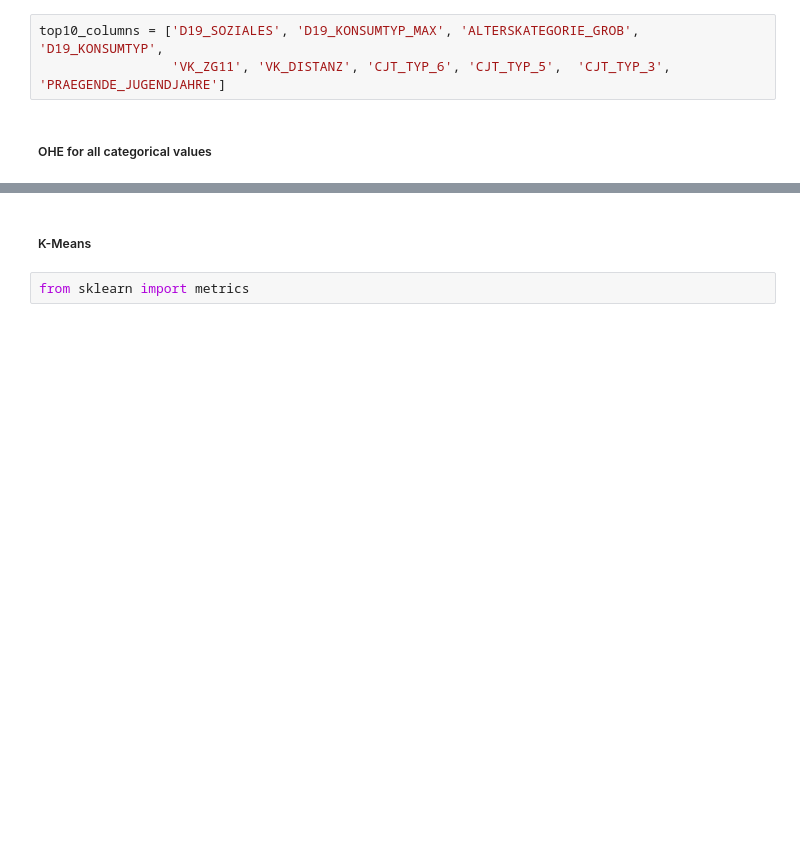
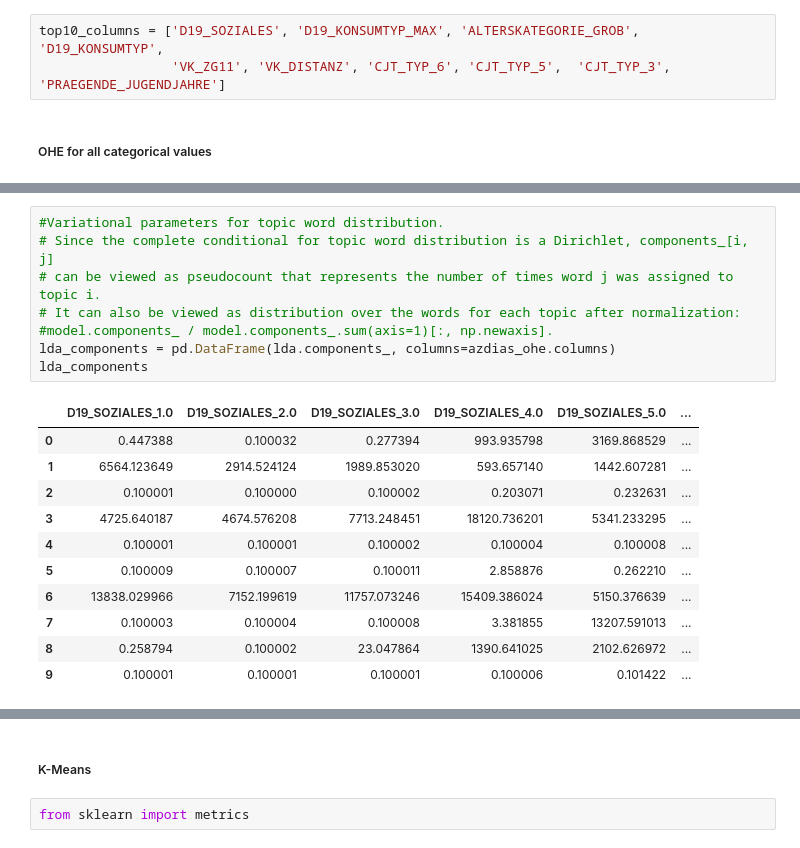
Before and after one commit to olalakul/udacity-MLengineer-capstone, a Jupyter notebook: Arvato Project Workbook.ipynb, the cells around one changed output, grey strips where cells are left out. Cells and saved outputs as stored; diff of their text form; blank space fills up the shorter version.

```diff
--- a/Arvato Project Workbook.ipynb
+++ b/Arvato Project Workbook.ipynb
@@ -446,0 +480,20 @@ customers_ohe.head()
+# %%
+#Variational parameters for topic word distribution.
+# Since the complete conditional for topic word distribution is a Dirichlet, components_[i, j]
+# can be viewed as pseudocount that represents the number of times word j was assigned to topic i.
+# It can also be viewed as distribution over the words for each topic after normalization:
+#model.components_ / model.components_.sum(axis=1)[:, np.newaxis].
+lda_components = pd.DataFrame(lda.components_, columns=azdias_ohe.columns)
+lda_components
+# %% [output]
+|  | D19_SOZIALES_1.0 | D19_SOZIALES_2.0 | D19_SOZIALES_3.0 | D19_SOZIALES_4.0 | D19_SOZIALES_5.0 | ... |
+| 0 | 0.447388 | 0.100032 | 0.277394 | 993.935798 | 3169.868529 | ... |
+| 1 | 6564.123649 | 2914.524124 | 1989.853020 | 593.657140 | 1442.607281 | ... |
+| 2 | 0.100001 | 0.100000 | 0.100002 | 0.203071 | 0.232631 | ... |
+| 3 | 4725.640187 | 4674.576208 | 7713.248451 | 18120.736201 | 5341.233295 | ... |
+| 4 | 0.100001 | 0.100001 | 0.100002 | 0.100004 | 0.100008 | ... |
+| 5 | 0.100009 | 0.100007 | 0.100011 | 2.858876 | 0.262210 | ... |
+| 6 | 13838.029966 | 7152.199619 | 11757.073246 | 15409.386024 | 5150.376639 | ... |
+| 7 | 0.100003 | 0.100004 | 0.100008 | 3.381855 | 13207.591013 | ... |
+| 8 | 0.258794 | 0.100002 | 23.047864 | 1390.641025 | 2102.626972 | ... |
+| 9 | 0.100001 | 0.100001 | 0.100001 | 0.100006 | 0.101422 | ... |
```
Also changed, not shown: parts of 25 cells of this notebook.
